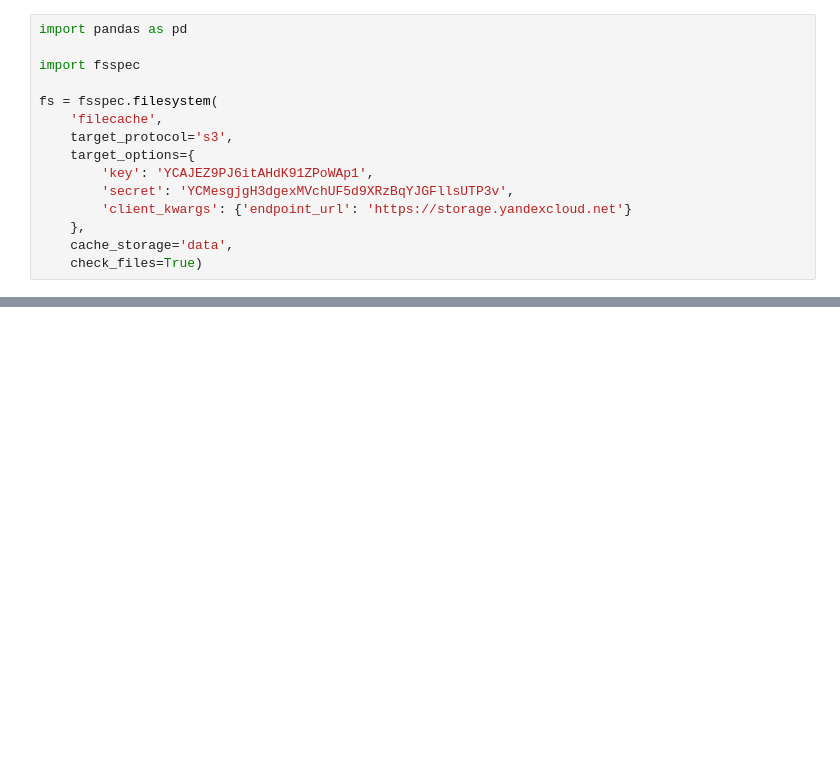
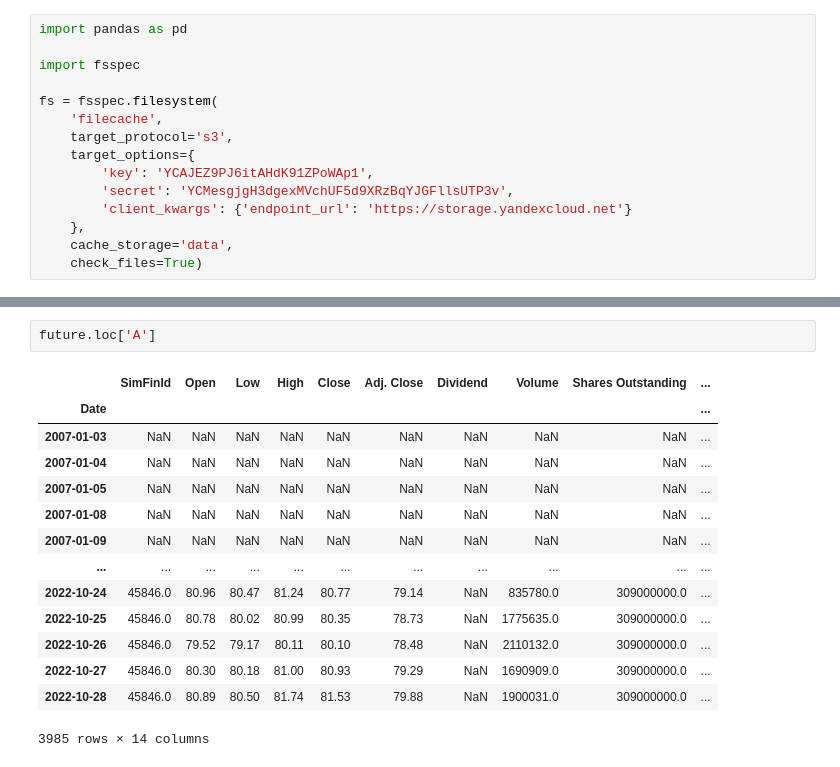
Before and after one commit to dllllb/finexp, a Jupyter notebook: basepred.ipynb, the cells around one changed output, grey strips where cells are left out. Cells and saved outputs as stored; diff of their text form; blank space fills up the shorter version.

```diff
--- a/basepred.ipynb
+++ b/basepred.ipynb
@@ -32,0 +45,17 @@ future = prices.set_index(['SimFinId', 'Date']).groupby('Date').shift(365*2)
+# %%
+future.loc['A']
+# %% [output]
+|  | SimFinId | Open | Low | High | Close | Adj. Close | Dividend | Volume | Shares Outstanding | ... |
+| Date |  |  |  |  |  |  |  |  |  | ... |
+| 2007-01-03 | NaN | NaN | NaN | NaN | NaN | NaN | NaN | NaN | NaN | ... |
+| 2007-01-04 | NaN | NaN | NaN | NaN | NaN | NaN | NaN | NaN | NaN | ... |
+| 2007-01-05 | NaN | NaN | NaN | NaN | NaN | NaN | NaN | NaN | NaN | ... |
+| 2007-01-08 | NaN | NaN | NaN | NaN | NaN | NaN | NaN | NaN | NaN | ... |
+| 2007-01-09 | NaN | NaN | NaN | NaN | NaN | NaN | NaN | NaN | NaN | ... |
+| ... | ... | ... | ... | ... | ... | ... | ... | ... | ... | ... |
+| 2022-10-24 | 45846.0 | 80.96 | 80.47 | 81.24 | 80.77 | 79.14 | NaN | 835780.0 | 309000000.0 | ... |
+| 2022-10-25 | 45846.0 | 80.78 | 80.02 | 80.99 | 80.35 | 78.73 | NaN | 1775635.0 | 309000000.0 | ... |
+| 2022-10-26 | 45846.0 | 79.52 | 79.17 | 80.11 | 80.10 | 78.48 | NaN | 2110132.0 | 309000000.0 | ... |
+| 2022-10-27 | 45846.0 | 80.30 | 80.18 | 81.00 | 80.93 | 79.29 | NaN | 1690909.0 | 309000000.0 | ... |
+| 2022-10-28 | 45846.0 | 80.89 | 80.50 | 81.74 | 81.53 | 79.88 | NaN | 1900031.0 | 309000000.0 | ... |
+3985 rows × 14 columns
```
Also changed, not shown: parts of 5 cells of this notebook.
